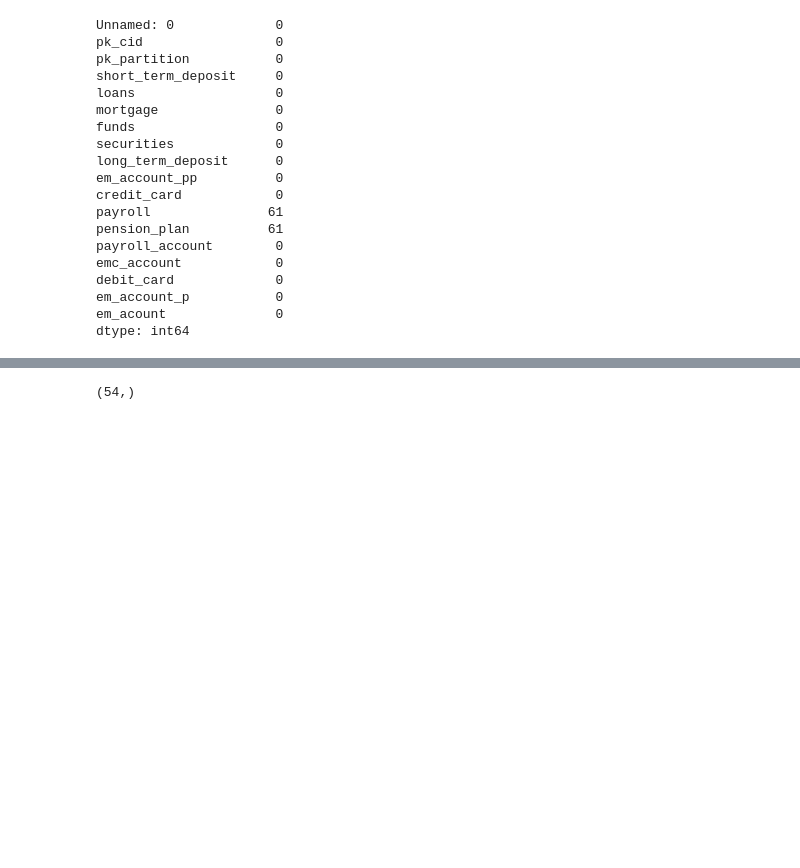
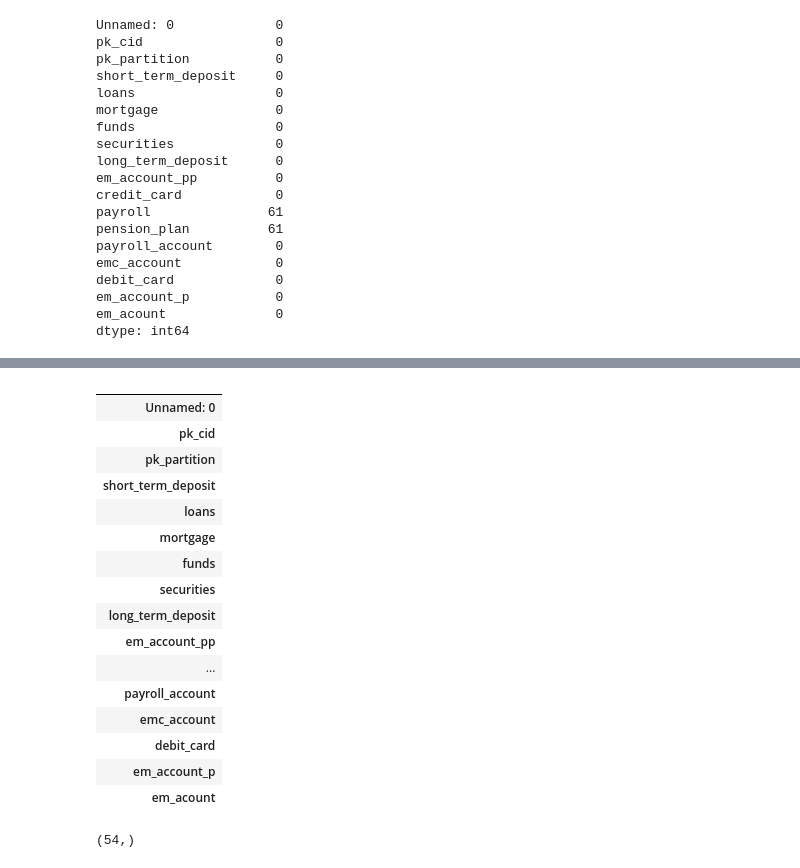
Before and after one commit to EdgarData/EasyMoney, a Jupyter notebook: Tarea_1_Análisis.ipynb, the cells around one changed output, grey strips where cells are left out. Cells and saved outputs as stored; diff of their text form; code cells hidden in the pictures; blank space fills up the shorter version.

```diff
--- a/Tarea_1_Análisis.ipynb
+++ b/Tarea_1_Análisis.ipynb
@@ -260,3 +276,23 @@ products_null = products.loc[payroll_null | pension_plan_null]
+# %%
+products_null[products_null.duplicated()].T
+# %% [output]
+|  |
+| Unnamed: 0 |
+| pk_cid |
+| pk_partition |
+| short_term_deposit |
+| loans |
+| mortgage |
+| funds |
+| securities |
+| long_term_deposit |
+| em_account_pp |
+| ... |
+| payroll_account |
+| emc_account |
+| debit_card |
+| em_account_p |
+| em_acount |
 # %%
 products_null['pk_cid'].unique().shape
 # %% [output]
```
Also changed, not shown: parts of 24 cells of this notebook.
